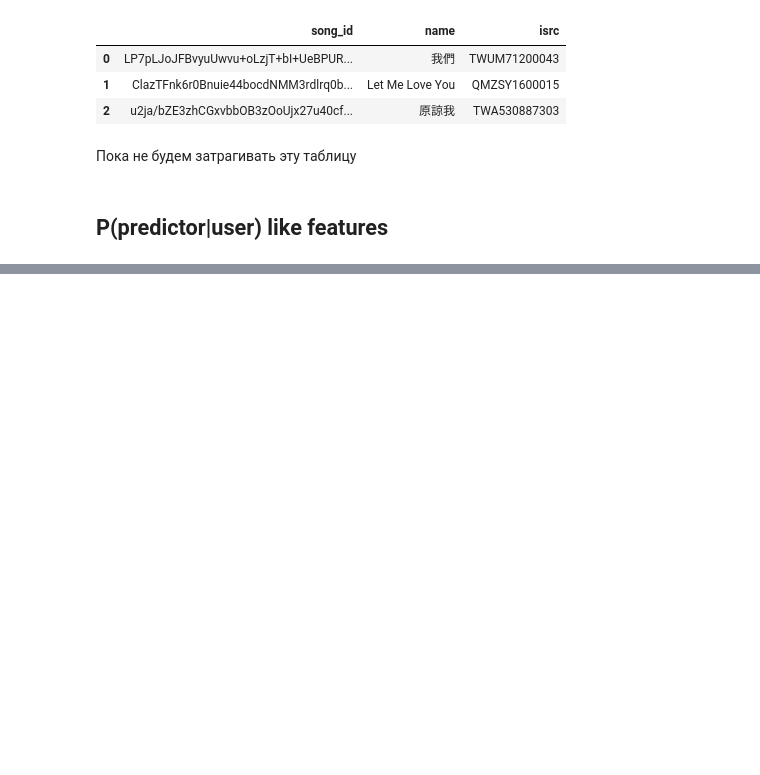
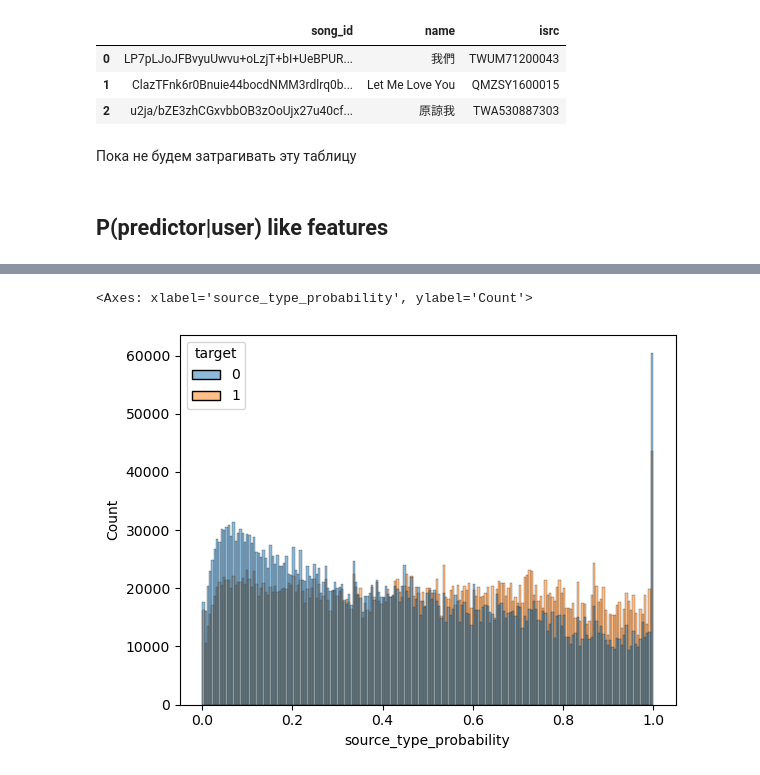
Before and after one commit to my-sas/Music-Recomender, a Jupyter notebook: notebooks/eda.ipynb, the cells around one changed output, grey strips where cells are left out. Drawn from its saved outputs; the diff is of its cells as text; code cells hidden in the pictures; blank space fills up the shorter version.

```diff
--- a/notebooks/eda.ipynb
+++ b/notebooks/eda.ipynb
@@ -242,0 +304,5 @@ train.head(3)
+# %%
+sns.histplot(x=f'{predictors[2]}_probability', hue='target', data=train)
+# %% [output]
+<Axes: xlabel='source_type_probability', ylabel='Count'>
+[figure, added]
```
Also changed, not shown: parts of 22 cells of this notebook, 4 other files.
